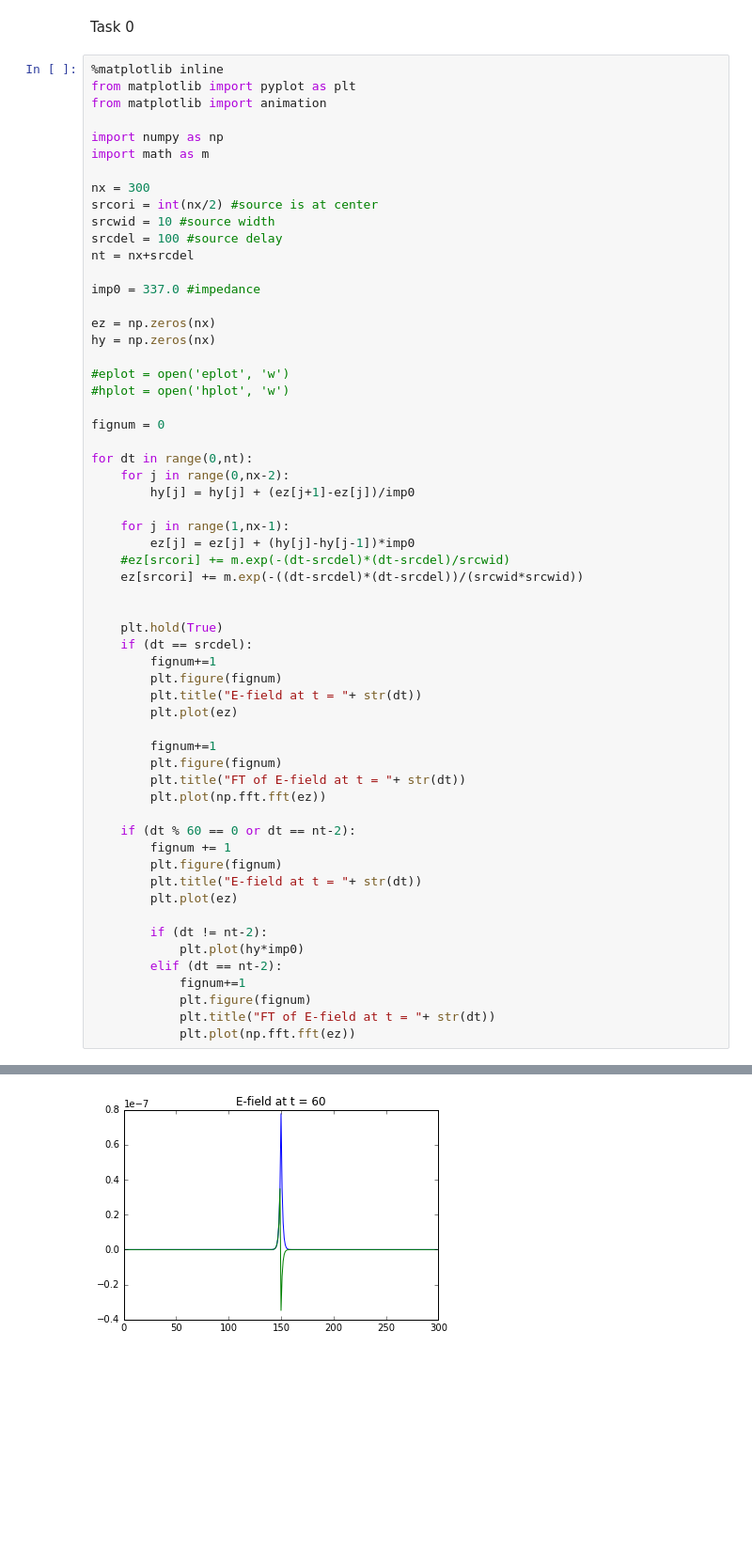
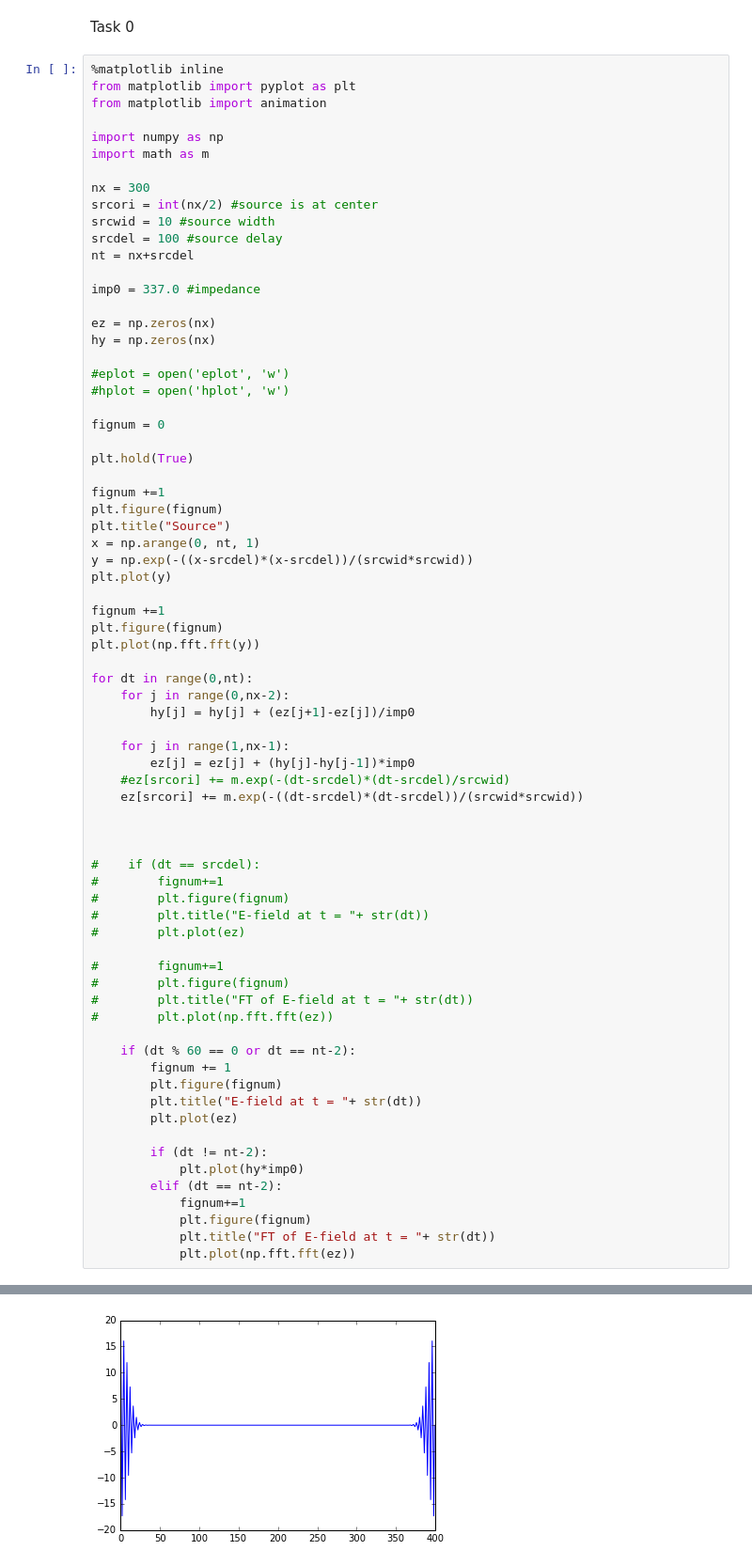
Before and after one commit to fazdal/fdtd-fdfd, a Jupyter notebook: fdtd/task0.ipynb, the cells around one changed output, grey strips where cells are left out. Shown at 94% size. Drawn from its saved outputs; the diff is of its cells as text; blank space fills up the shorter version.

```diff
--- a/fdtd/task0.ipynb
+++ b/fdtd/task0.ipynb
@@ -24,6 +24,19 @@ hy = np.zeros(nx)
 
 fignum = 0
 
+plt.hold(True)
+
+fignum +=1
+plt.figure(fignum)
+plt.title("Source")
+x = np.arange(0, nt, 1)
+y = np.exp(-((x-srcdel)*(x-srcdel))/(srcwid*srcwid))
+plt.plot(y)
+
+fignum +=1
+plt.figure(fignum)
+plt.plot(np.fft.fft(y))
+
 for dt in range(0,nt):
     for j in range(0,nx-2):
         hy[j] = hy[j] + (ez[j+1]-ez[j])/imp0
@@ -34,17 +47,17 @@ for dt in range(0,nt):
     ez[srcori] += m.exp(-((dt-srcdel)*(dt-srcdel))/(srcwid*srcwid))
 
 
-    plt.hold(True)
-    if (dt == srcdel):
-        fignum+=1
-        plt.figure(fignum)
-        plt.title("E-field at t = "+ str(dt))
-        plt.plot(ez)
 
-        fignum+=1
-        plt.figure(fignum)
-        plt.title("FT of E-field at t = "+ str(dt))
-        plt.plot(np.fft.fft(ez))
+#    if (dt == srcdel):
+#        fignum+=1
+#        plt.figure(fignum)
+#        plt.title("E-field at t = "+ str(dt))
+#        plt.plot(ez)
+
+#        fignum+=1
+#        plt.figure(fignum)
+#        plt.title("FT of E-field at t = "+ str(dt))
+#        plt.plot(np.fft.fft(ez))
 
     if (dt % 60 == 0 or dt == nt-2):
         fignum += 1
@@ -64 +77 @@ for dt in range(0,nt):
-[figure, old version]
+[figure, new version]
```
Also changed, not shown: parts of 1 cell of this notebook.
